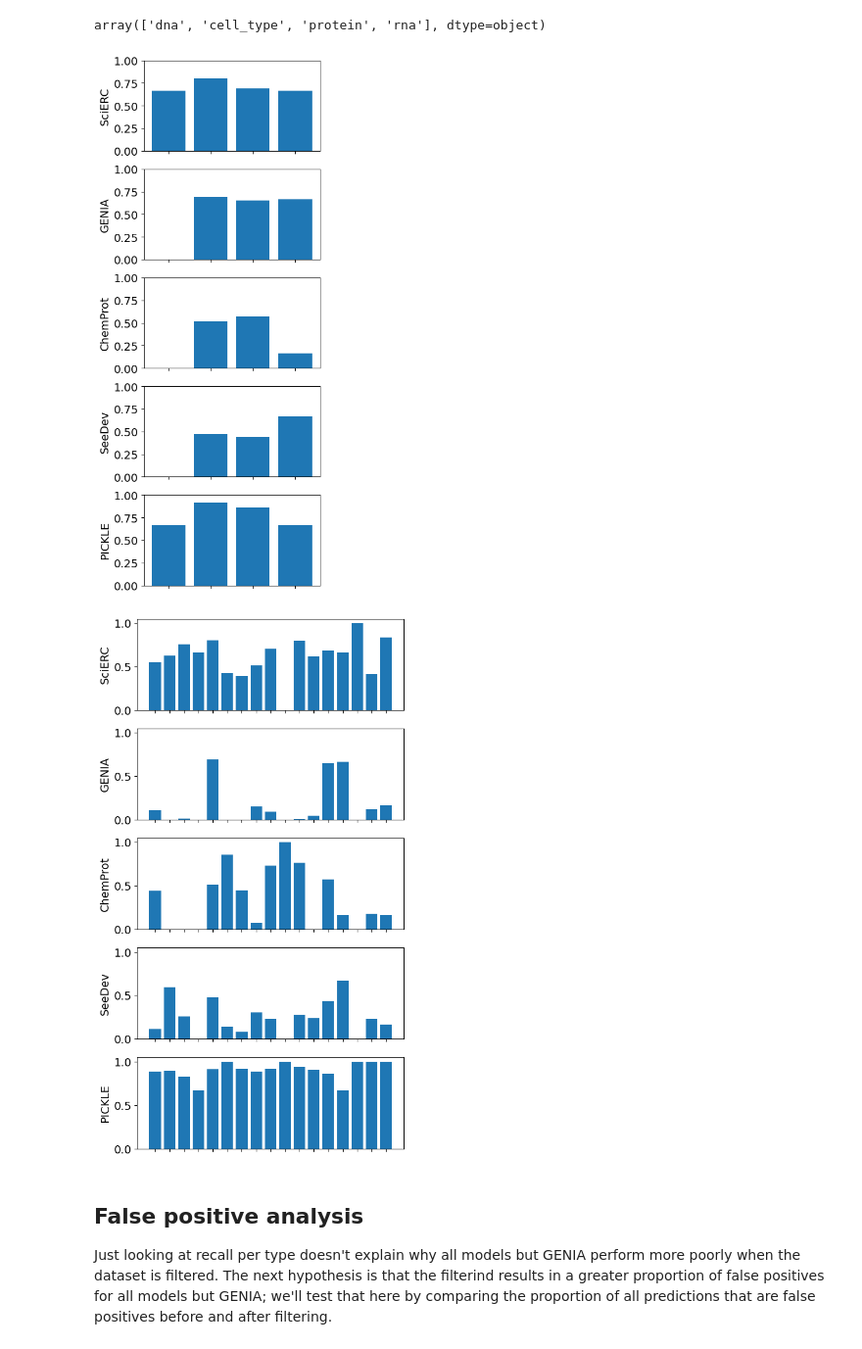
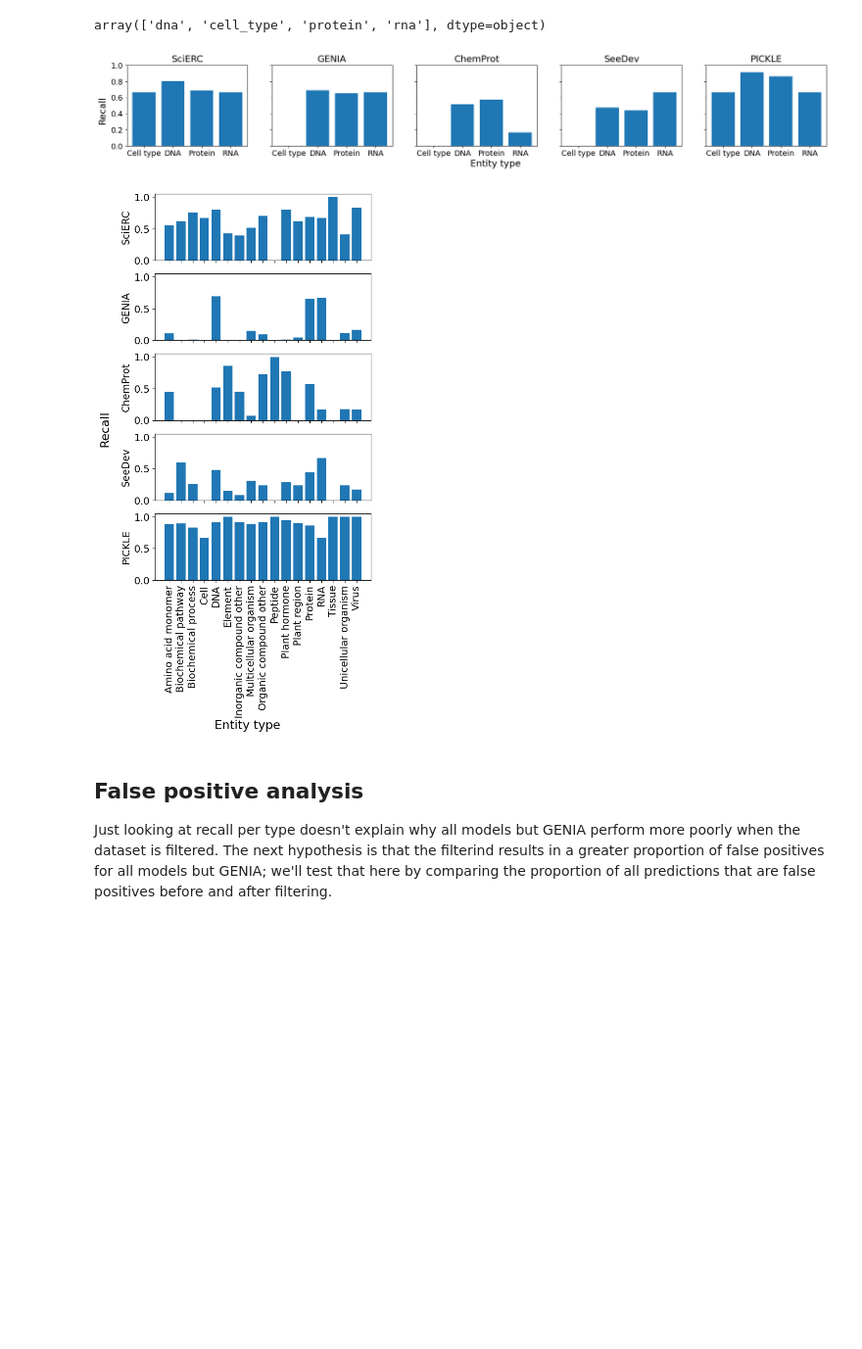
Before and after one commit to ShiuLab/pickle-corpus-code, a Jupyter notebook: jupyter_notebooks/mismatched_entity_pred_analysis.ipynb, the cells around one changed output. Shown at 98% size. Saved outputs shown, nothing was run; the diff lists cells and outputs as text; code cells hidden in the pictures; blank space fills up the shorter version.

Commit message:
Aesthetic updates to figures

```diff
--- a/jupyter_notebooks/mismatched_entity_pred_analysis.ipynb
+++ b/jupyter_notebooks/mismatched_entity_pred_analysis.ipynb
@@ -112,30 +114,34 @@ filtered_type_map = {typ:' '.join(typ.split('_')).capitalize() for typ in all_mo
 filtered_type_map['dna'] = 'DNA'
 filtered_type_map['rna'] = 'RNA'
 # %%
-fig, axs = plt.subplots(5,1, figsize=(4,12), sharey=True, sharex=True)
+fig, axs = plt.subplots(1,5, figsize=(21, 3), sharey=True, sharex=True)
 
-for mod, row in our_models.items():
-    axs[row].bar(range(len(rec_filtered_dset[mod])), list(rec_filtered_dset[mod].values()), tick_label=list(rec_filtered_dset[mod].keys()))
-    axs[row].set_ylabel(model_map[mod])
-    axs[row].set_ylim(0, 1)
-semantic_xlabs = [filtered_type_map[lab] for lab in [t.get_text() for t in axs[3].get_xticklabels()]]
-axs[3].set_xticklabels(semantic_xlabs)
-
+for mod, col in our_models.items():
+    axs[col].bar(range(len(rec_filtered_dset[mod])), list(rec_filtered_dset[mod].values()), tick_label=list(rec_filtered_dset[mod].keys()))
+    axs[col].set_title(model_map[mod])
+    axs[col].set_ylim(0, 1)
+    semantic_xlabs = [filtered_type_map[lab] for lab in [t.get_text() for t in axs[col].get_xticklabels()]]
+    axs[col].set_xticklabels(semantic_xlabs)
+fig.supylabel('Recall')
+fig.supxlabel('Entity type')
+plt.subplots_adjust(left=0.055, bottom=0.2)
 plt.savefig('../data/straying_off_topic_data/model_performance/filtered_type_recall.png', format='png', bbox_inches='tight', dpi=600)
 # %% [output]
-[figure, old version]
+[figure, new version]
 # %%
 fig, axs = plt.subplots(5,1, figsize=(6,12), sharey=True, sharex=True)
 
 for mod, row in our_models.items():
     axs[row].bar(range(len(rec_full_dset[mod])), list(rec_full_dset[mod].values()), tick_label=list(rec_full_dset[mod].keys()))
     axs[row].set_ylabel(model_map[mod])
-semantic_xlabs = [full_type_map[lab] for lab in [t.get_text() for t in axs[3].get_xticklabels()]]
-axs[3].set_xticklabels(semantic_xlabs, rotation=90)
-
+semantic_xlabs = [full_type_map[lab] for lab in [t.get_text() for t in axs[4].get_xticklabels()]]
+axs[4].set_xticklabels(semantic_xlabs, rotation=90)
+fig.supylabel('Recall')
+fig.supxlabel('Entity type')
+plt.subplots_adjust(left=0.2, bottom=0.255)
 plt.savefig('../data/straying_off_topic_data/model_performance/all_type_recall.png', format='png', bbox_inches='tight', dpi=600)
 # %% [output]
-[figure, old version]
+[figure, new version]
 # %% [markdown]
 ## False positive analysis
 Just looking at recall per type doesn't explain why all models but GENIA perform more poorly when the dataset is filtered. The next hypothesis is that the filterind results in a greater proportion of false positives for all models but GENIA; we'll test that here by comparing the proportion of all predictions that are false positives before and after filtering.
```
Also changed, not shown: parts of 2 cells of this notebook, 1 other file.
